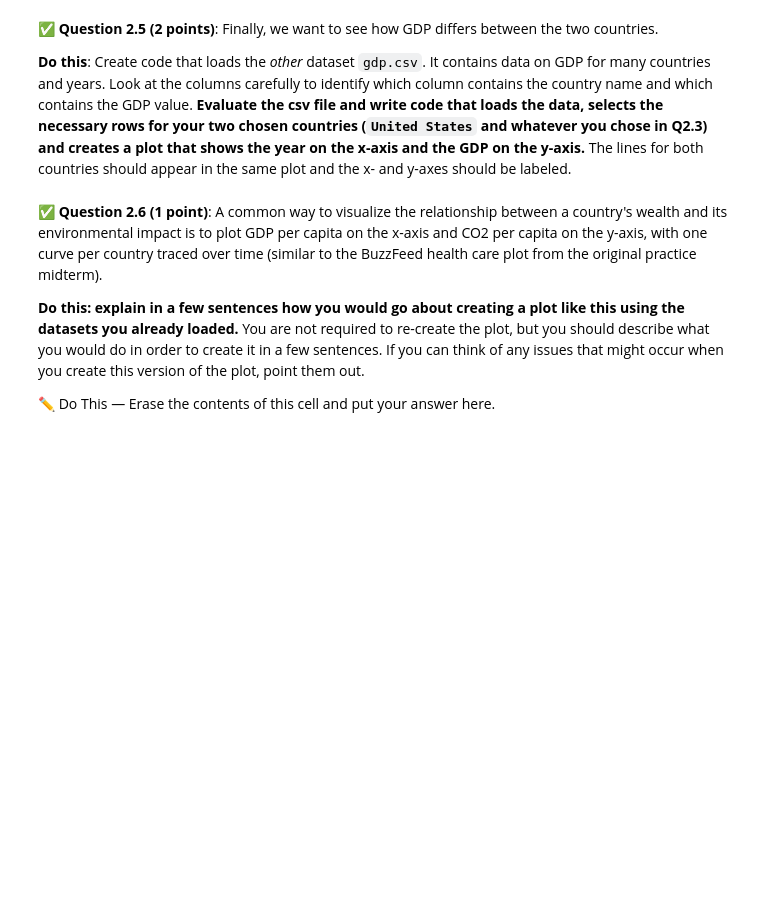
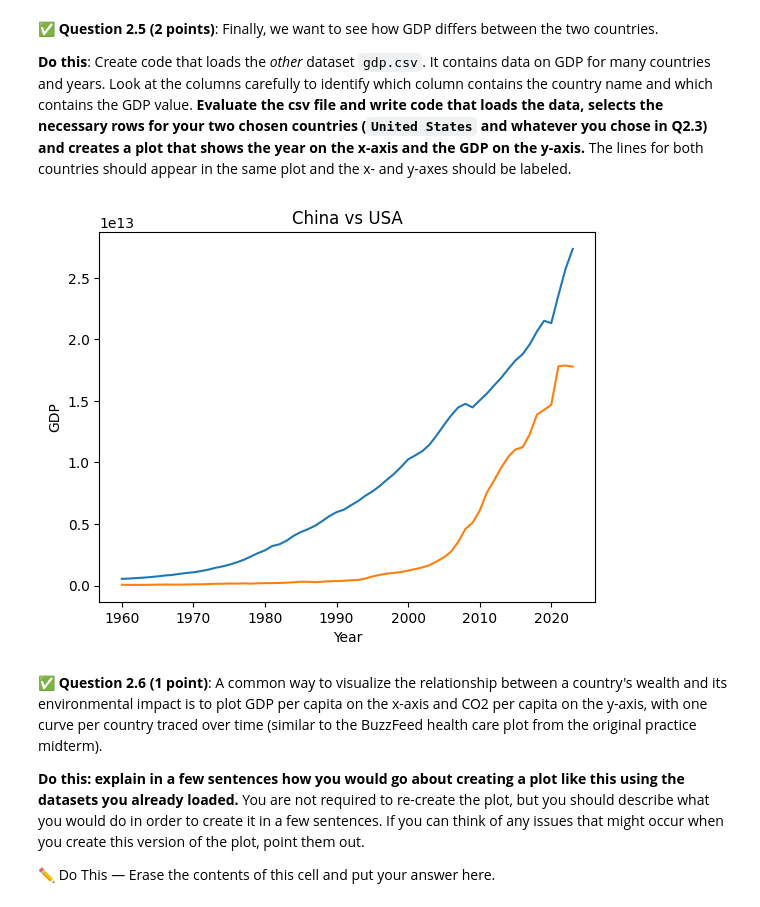
Before and after one commit to orioldom/CMSE202-f25-turnin, a Jupyter notebook: midterm/Practice_Midterm_2.ipynb, the cells around one changed output. Saved outputs shown, nothing was run; the diff lists cells and outputs as text; code cells hidden in the pictures; blank space fills up the shorter version.

```diff
--- a/midterm/Practice_Midterm_2.ipynb
+++ b/midterm/Practice_Midterm_2.ipynb
@@ -89,3 +153,22 @@ You will need to download **two files**:
+# %%
+### Put your code here
+import pandas as pd
+import matplotlib.pyplot as plt
+
+gdp = pd.read_csv('gdp.csv')
+
+usa_gdp = gdp[(gdp['Country Name'] == 'United States')]
+Chi_gdp = gdp[(gdp['Country Name'] == 'China')]
+
+plt.plot(usa_gdp['Year'], usa_gdp['Value'])
+plt.plot(Chi_gdp['Year'], Chi_gdp['Value'])
+
+plt.xlabel('Year')
+plt.ylabel('GDP')
+plt.title('China vs USA')
+plt.show()
+# %% [output]
+[figure, added]
 # %% [markdown]
 ✅ **Question 2.6 (1 point)**: A common way to visualize the relationship between a country's wealth and its environmental impact is to plot GDP per capita on the x-axis and CO2 per capita on the y-axis, with one curve per country traced over time (similar to the BuzzFeed health care plot from the original practice midterm).
 
```
Also changed, not shown: parts of 9 cells of this notebook, 3 other files.
